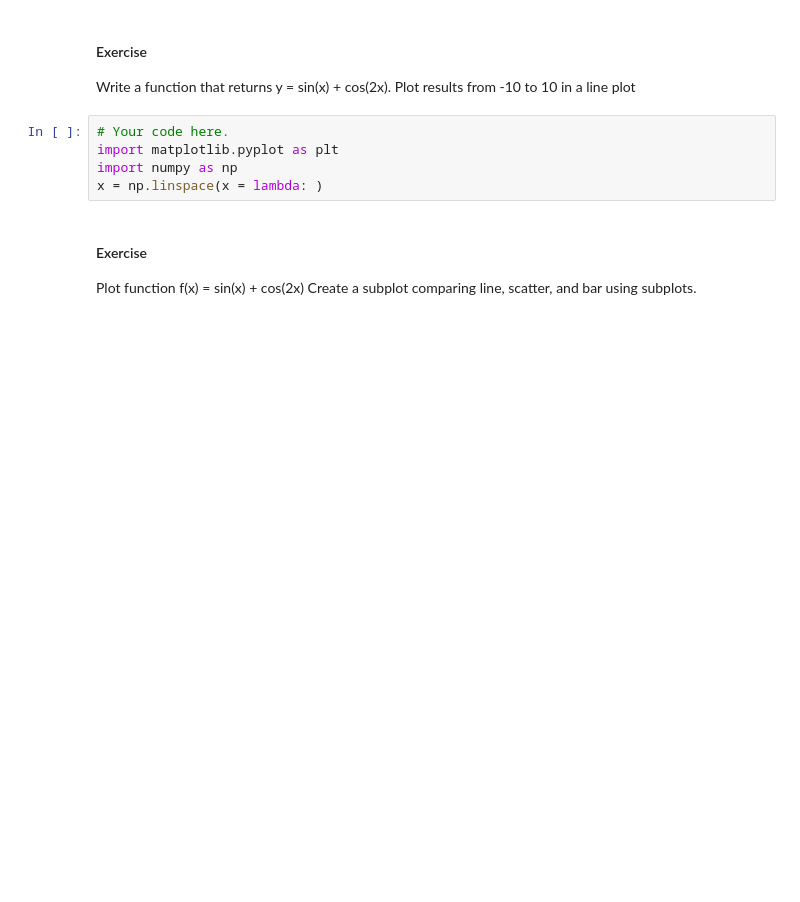
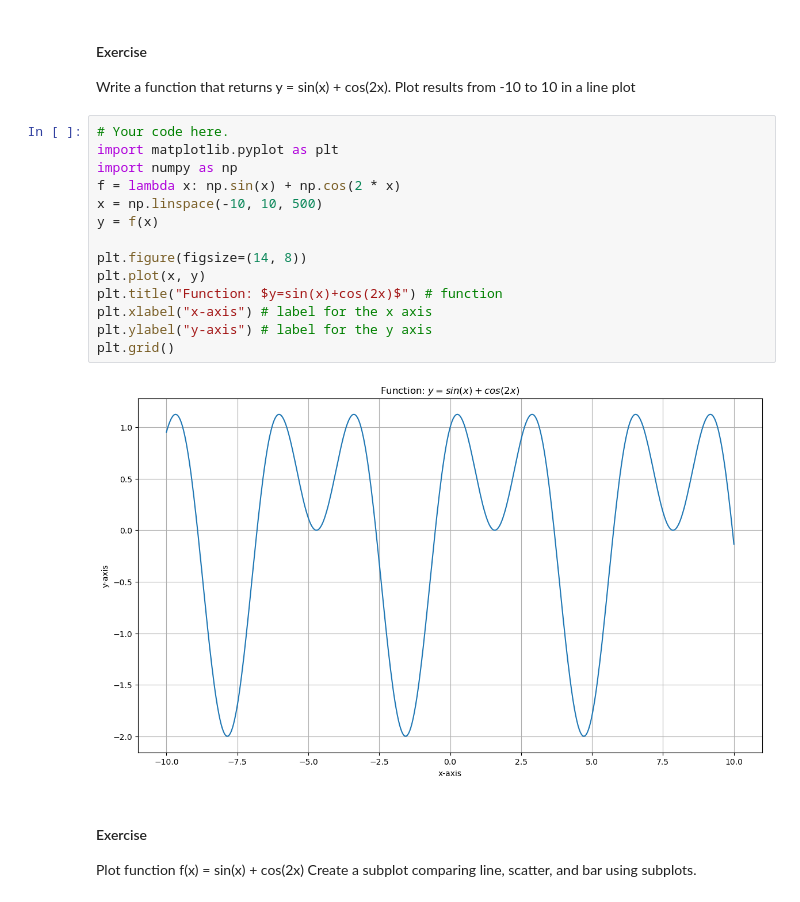
Before and after one commit to chloek27/MEGR2810, a Jupyter notebook: Lecture 6_python_plotting.ipynb, the cells around one changed output. Cells and saved outputs as stored; diff of their text form; blank space fills up the shorter version.

```diff
--- a/Lecture 6_python_plotting.ipynb
+++ b/Lecture 6_python_plotting.ipynb
@@ -250,8 +306,19 @@ Plot results from -10 to 10 in a line plot
 # %%
 # Your code here.
 import matplotlib.pyplot as plt
 import numpy as np
-x = np.linspace(x = lambda: )
+f = lambda x: np.sin(x) + np.cos(2 * x)
+x = np.linspace(-10, 10, 500)
+y = f(x)
+
+plt.figure(figsize=(14, 8))
+plt.plot(x, y)
+plt.title("Function: $y=sin(x)+cos(2x)$") # function
+plt.xlabel("x-axis") # label for the x axis
+plt.ylabel("y-axis") # label for the y axis
+plt.grid()
+# %% [output]
+[figure, added]
 # %% [markdown]
 #### Exercise
 Plot function f(x) = sin(x) + cos(2x)
```
Also changed, not shown: parts of 6 cells of this notebook.
